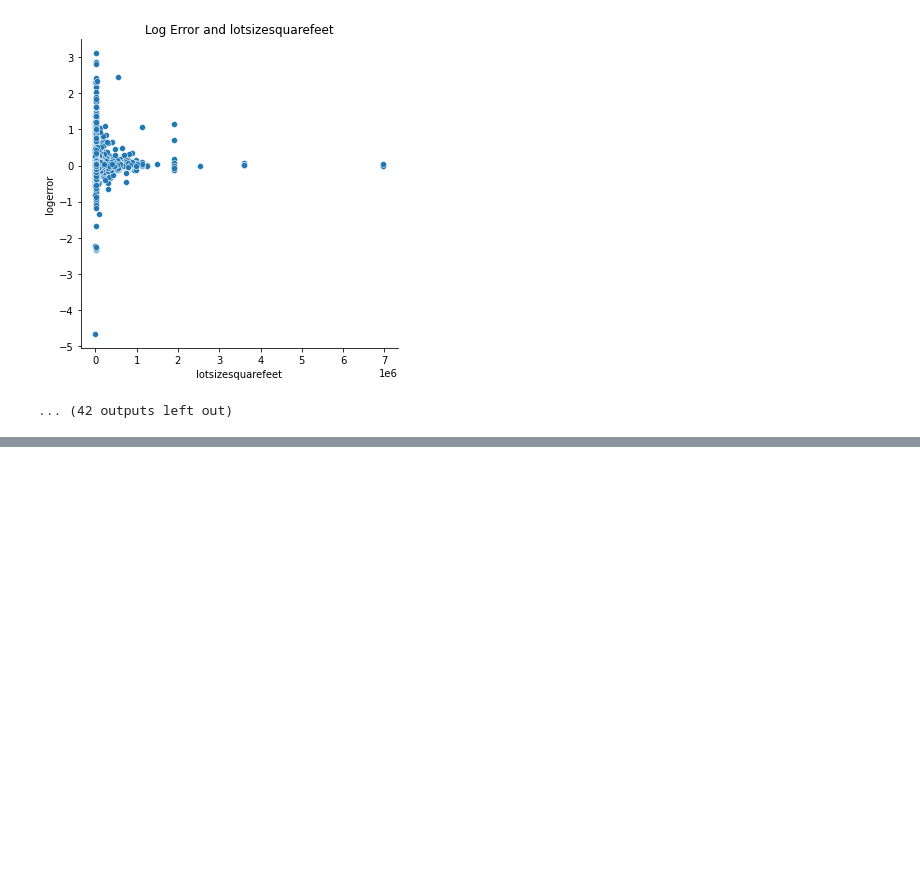
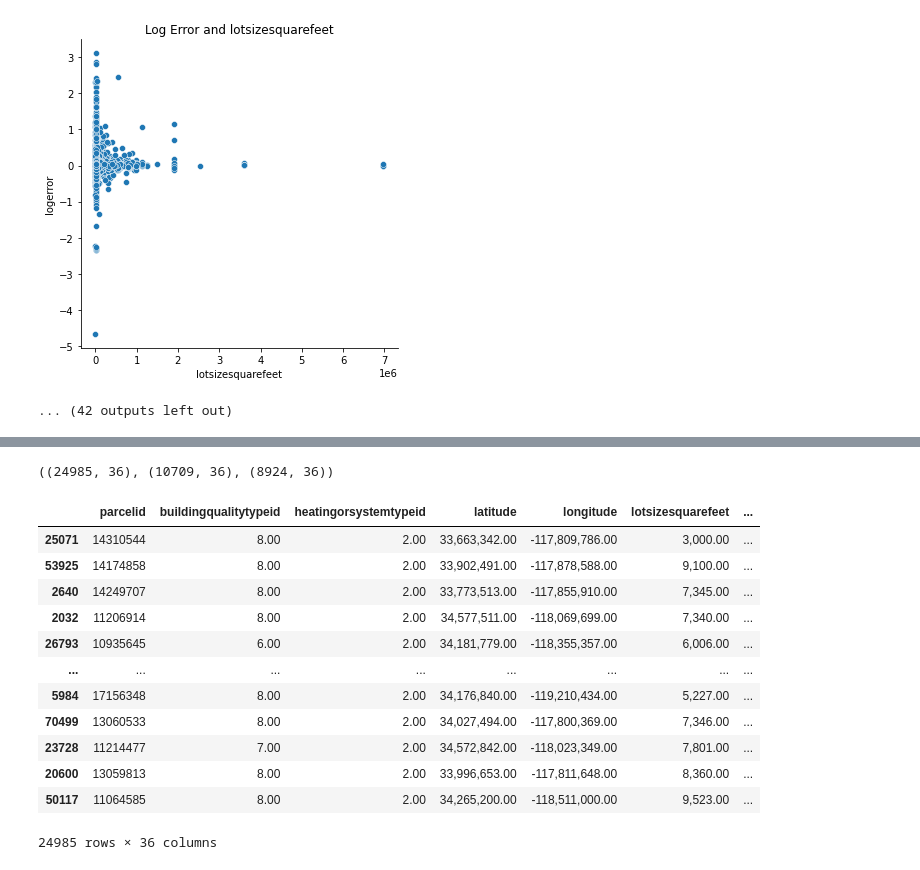
Before and after one commit to lopezelihezer/Clustering_Project, a Jupyter notebook: scratch.ipynb, the cells around one changed output, grey strips where cells are left out. Drawn from its saved outputs; the diff is of its cells as text; code cells hidden in the pictures; blank space fills up the shorter version.

```diff
--- a/scratch.ipynb
+++ b/scratch.ipynb
@@ -565,0 +627,50 @@ TypeError: fit() missing 1 required positional argument: 'X'
+# %%
+
+# k=4 looks to be 45 degrees
+
+# name the cluster column
+cluster_name = 'area_bed_cluster'
+
+# make five clusters
+k = 4
+
+# create a cluster column
+X = train[['area_scaled', 'bed_scaled']]
+train, X, scaler, kmeans, centroids = create_cluster(train, X, k, cluster_name)
+
+
+# create the same clusters for validate
+X = validate[['area_scaled', 'bed_scaled']]
+validate, X, scaler, kmeans, centroids = create_cluster(validate, X, k, cluster_name)
+
+
+# create the same clusters for test
+X = test[['area_scaled', 'bed_scaled']]
+test, X, scaler, kmeans, centroids = create_cluster(test, X, k, cluster_name)
+
+# create a scaled column for the cluster using min max scaling
+train, validate, test = add_scaled_columns(
+    train,
+    validate,
+    test,
+    scaler= MinMaxScaler(),
+    columns_to_scale=['area_bed_cluster'])
+train.shape, validate.shape, test.shape
+# %% [output]
+((24985, 36), (10709, 36), (8924, 36))
+# %%
+train
+# %% [output]
+|  | parcelid | buildingqualitytypeid | heatingorsystemtypeid | latitude | longitude | lotsizesquarefeet | ... |
+| 25071 | 14310544 | 8.00 | 2.00 | 33,663,342.00 | -117,809,786.00 | 3,000.00 | ... |
+| 53925 | 14174858 | 8.00 | 2.00 | 33,902,491.00 | -117,878,588.00 | 9,100.00 | ... |
+| 2640 | 14249707 | 8.00 | 2.00 | 33,773,513.00 | -117,855,910.00 | 7,345.00 | ... |
+| 2032 | 11206914 | 8.00 | 2.00 | 34,577,511.00 | -118,069,699.00 | 7,340.00 | ... |
+| 26793 | 10935645 | 6.00 | 2.00 | 34,181,779.00 | -118,355,357.00 | 6,006.00 | ... |
+| ... | ... | ... | ... | ... | ... | ... | ... |
+| 5984 | 17156348 | 8.00 | 2.00 | 34,176,840.00 | -119,210,434.00 | 5,227.00 | ... |
+| 70499 | 13060533 | 8.00 | 2.00 | 34,027,494.00 | -117,800,369.00 | 7,346.00 | ... |
+| 23728 | 11214477 | 7.00 | 2.00 | 34,572,842.00 | -118,023,349.00 | 7,801.00 | ... |
+| 20600 | 13059813 | 8.00 | 2.00 | 33,996,653.00 | -117,811,648.00 | 8,360.00 | ... |
+| 50117 | 11064585 | 8.00 | 2.00 | 34,265,200.00 | -118,511,000.00 | 9,523.00 | ... |
+24985 rows × 36 columns
```
Also changed, not shown: parts of 17 cells of this notebook.
